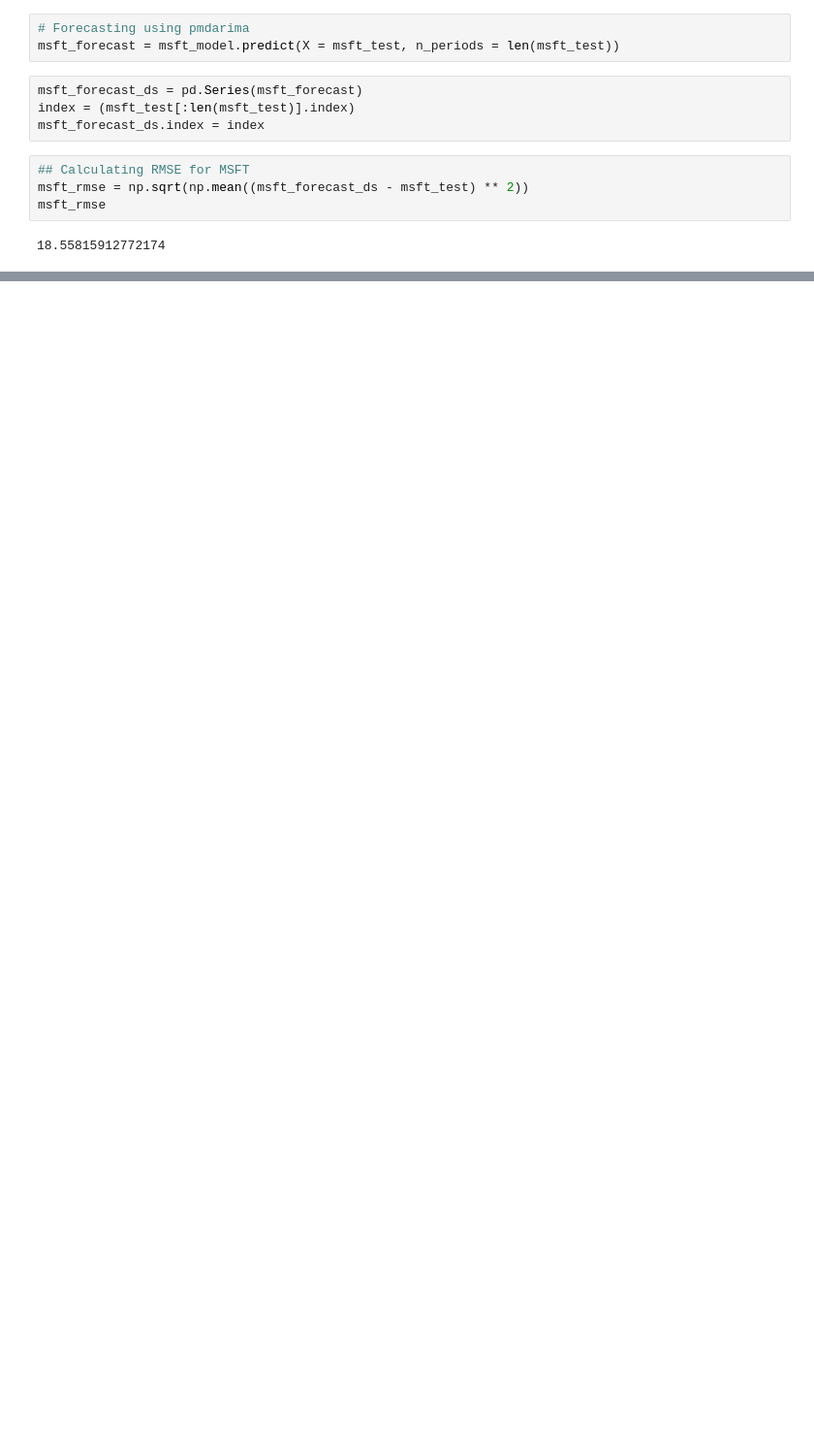
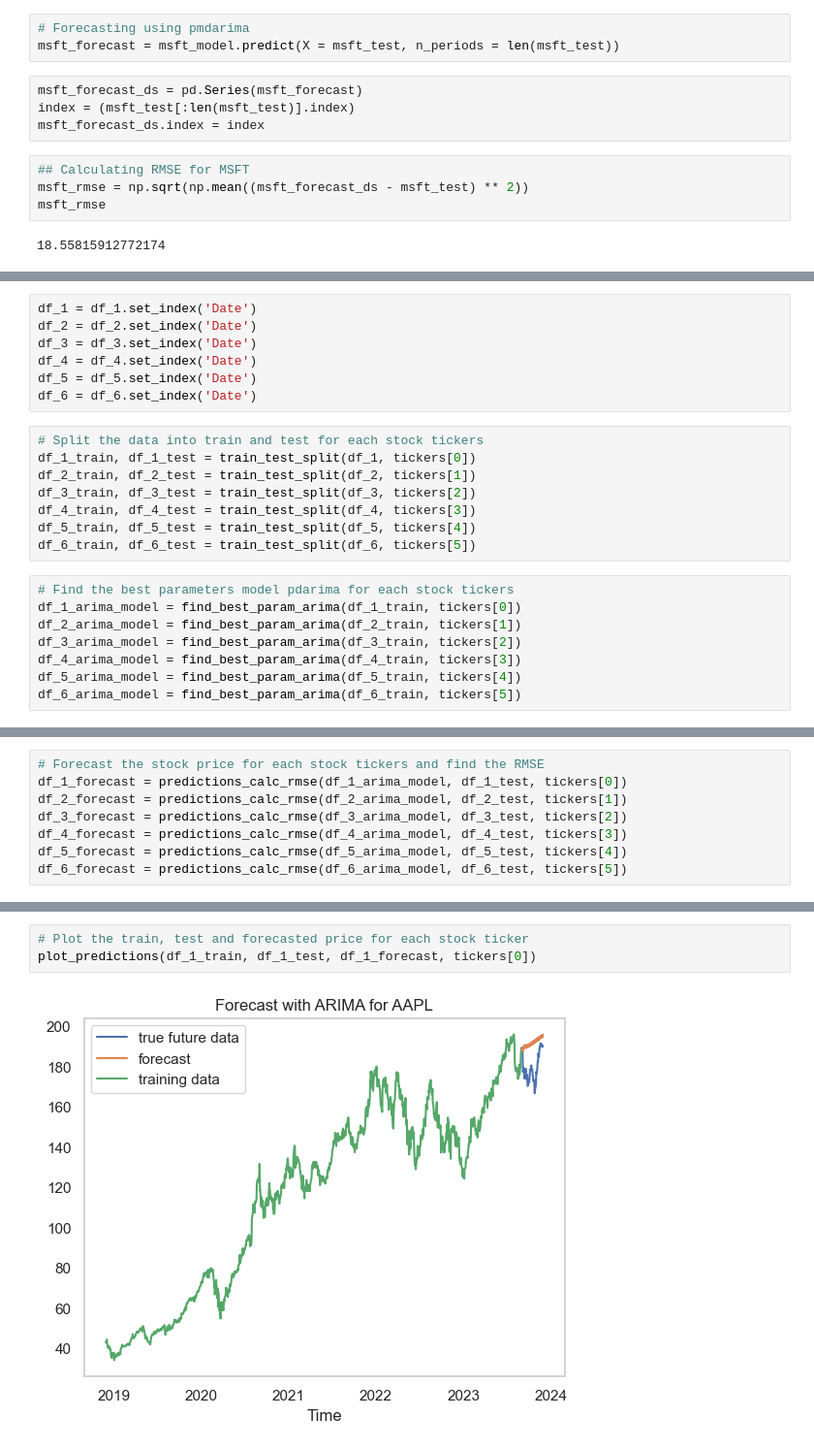
Before and after one commit to shailendra-mlai/Capstone-Project-20-1-Initial-Report-and-EDA, a Jupyter notebook: Capstone-initial-eda.ipynb, the cells around one changed output, grey strips where cells are left out. Shown at 97% size. Cells and saved outputs as stored; diff of their text form; blank space fills up the shorter version.

```diff
--- a/Capstone-initial-eda.ipynb
+++ b/Capstone-initial-eda.ipynb
@@ -328,0 +410,23 @@ plt.grid();
+# %%
+df_1 = df_1.set_index('Date')
+df_2 = df_2.set_index('Date')
+df_3 = df_3.set_index('Date')
+df_4 = df_4.set_index('Date')
+df_5 = df_5.set_index('Date')
+df_6 = df_6.set_index('Date')
+# %%
+# Split the data into train and test for each stock tickers
+df_1_train, df_1_test = train_test_split(df_1, tickers[0])
+df_2_train, df_2_test = train_test_split(df_2, tickers[1])
+df_3_train, df_3_test = train_test_split(df_3, tickers[2])
+df_4_train, df_4_test = train_test_split(df_4, tickers[3])
+df_5_train, df_5_test = train_test_split(df_5, tickers[4])
+df_6_train, df_6_test = train_test_split(df_6, tickers[5])
+# %%
+# Find the best parameters model pdarima for each stock tickers
+df_1_arima_model = find_best_param_arima(df_1_train, tickers[0])
+df_2_arima_model = find_best_param_arima(df_2_train, tickers[1])
+df_3_arima_model = find_best_param_arima(df_3_train, tickers[2])
+df_4_arima_model = find_best_param_arima(df_4_train, tickers[3])
+df_5_arima_model = find_best_param_arima(df_5_train, tickers[4])
+df_6_arima_model = find_best_param_arima(df_6_train, tickers[5])
@@ -328,0 +466,8 @@ plt.grid();
+# %%
+# Forecast the stock price for each stock tickers and find the RMSE
+df_1_forecast = predictions_calc_rmse(df_1_arima_model, df_1_test, tickers[0])
+df_2_forecast = predictions_calc_rmse(df_2_arima_model, df_2_test, tickers[1])
+df_3_forecast = predictions_calc_rmse(df_3_arima_model, df_3_test, tickers[2])
+df_4_forecast = predictions_calc_rmse(df_4_arima_model, df_4_test, tickers[3])
+df_5_forecast = predictions_calc_rmse(df_5_arima_model, df_5_test, tickers[4])
+df_6_forecast = predictions_calc_rmse(df_6_arima_model, df_6_test, tickers[5])
@@ -328,0 +487,5 @@ plt.grid();
+# %%
+# Plot the train, test and forecasted price for each stock ticker
+plot_predictions(df_1_train, df_1_test, df_1_forecast, tickers[0])
+# %% [output]
+[figure, added]
```
Also changed, not shown: parts of 28 cells of this notebook.
